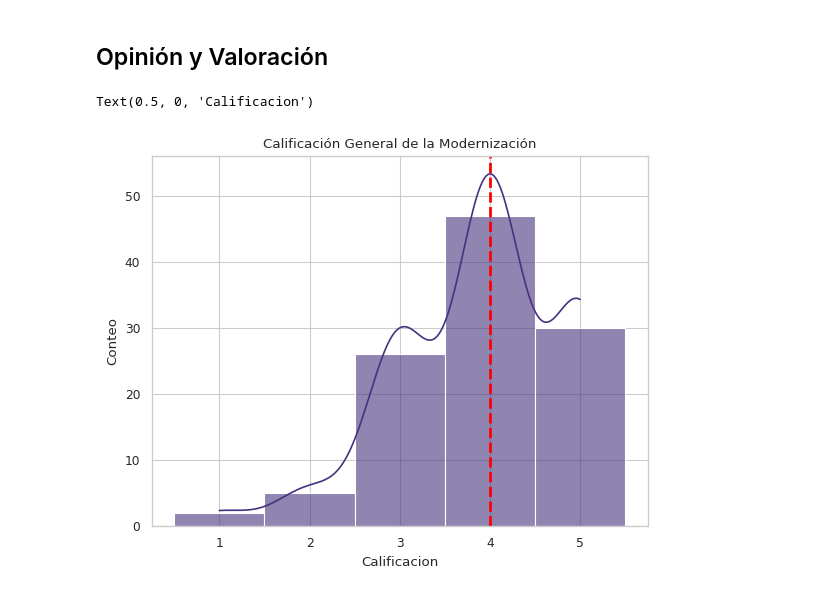
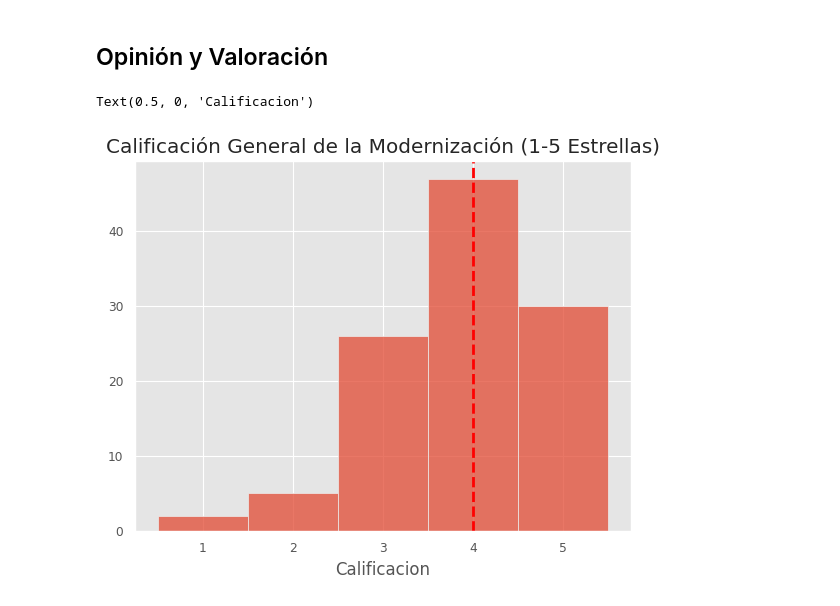
Before and after one commit to Mortadelo24/mejora-infrastructura-hospitalaria-managua-nicaragua, a Jupyter notebook: 03_Data_Analysis.ipynb, the cells around one changed output. Saved outputs shown, nothing was run; the diff lists cells and outputs as text; code cells hidden in the pictures.

Commit message:
add graph numbers

```diff
--- a/03_Data_Analysis.ipynb
+++ b/03_Data_Analysis.ipynb
@@ -32,6 +60,7 @@ memory usage: 16.4+ KB
 sns.set_style('whitegrid')
 sns.set_context('paper')
 sns.set_palette("viridis")
+plt.style.use("ggplot")
 # %%
 def add_percentage(ax, total):
     for c in ax.containers:
@@ -169,23 +249,22 @@ Text(0, 0.5, 'Tecnologias')
 ## Opinión y Valoración
 # %%
 ax = sns.histplot(
-    x=data["modernization_score"].astype('category'),
-    kde=True,
-    alpha=0.6
+    x=data["modernization_score"],
+    discrete=True
 )
 
 modernization_score_median = data["modernization_score"].median()
 ax.axvline(
     x=modernization_score_median,
     color='red',
     linestyle='--',
     linewidth=2,
     label=f'Median: ${modernization_score_median:.2f}'
 )
 
-plt.title("Calificación General de la Modernización")
-plt.ylabel("Conteo")
+plt.title("Calificación General de la Modernización (1-5 Estrellas)")
+plt.ylabel("")
 plt.xlabel("Calificacion")
 # %% [output]
 Text(0.5, 0, 'Calificacion')
-[figure, old version]
+[figure, new version]
```
Also changed, not shown: parts of 38 cells of this notebook.
